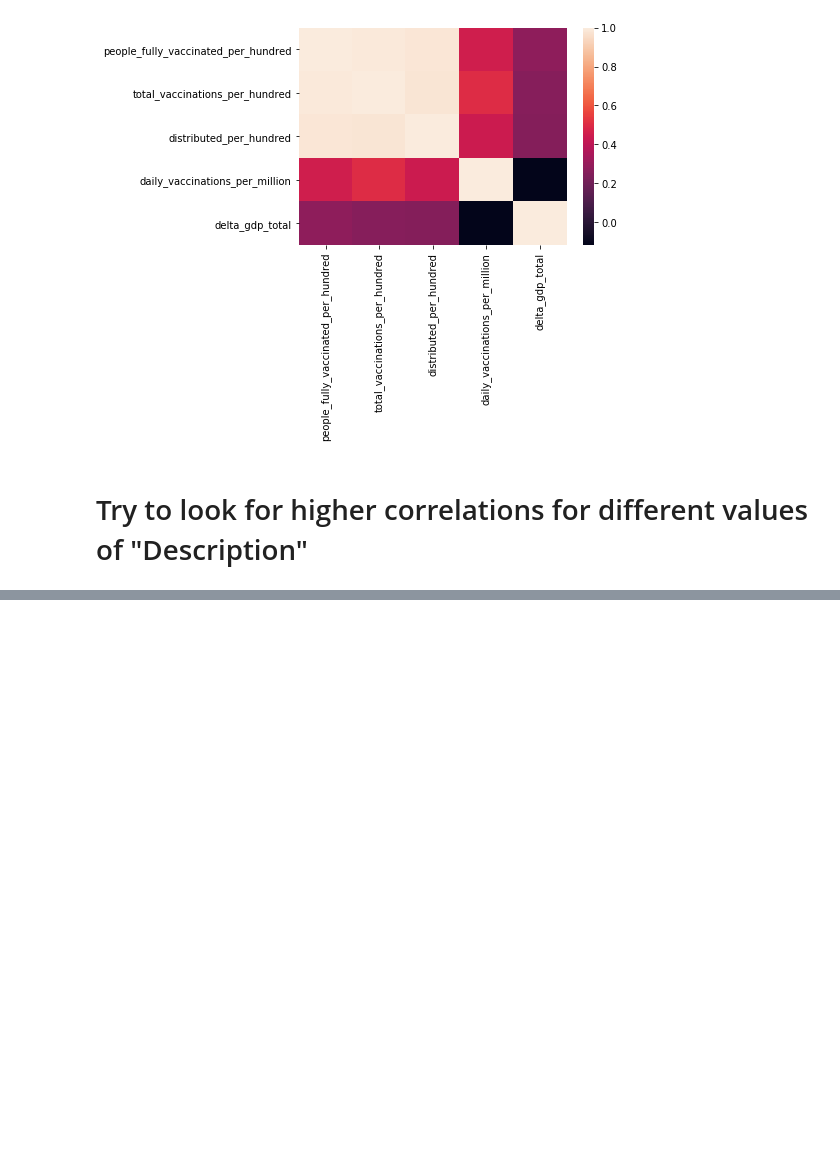
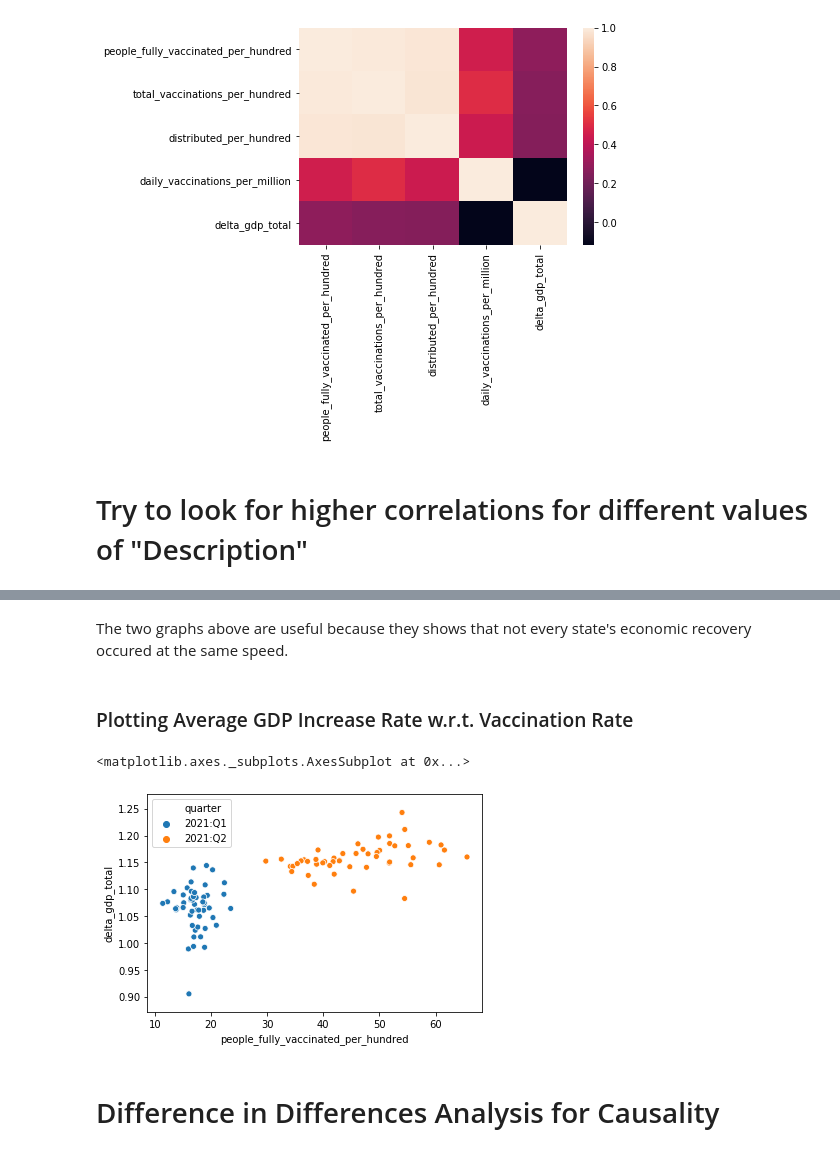
Before and after one commit to michael-lutz/Vaccine-Econ-Analysis, a Jupyter notebook: analysis/visualization_nb.ipynb, the cells around one changed output, grey strips where cells are left out. Cells and saved outputs as stored; diff of their text form; code cells hidden in the pictures; blank space fills up the shorter version.

```diff
--- a/analysis/visualization_nb.ipynb
+++ b/analysis/visualization_nb.ipynb
@@ -195,0 +527,20 @@ All industry total
+# %% [markdown]
+The two graphs above are useful because they shows that not every state's economic recovery occured at the same speed.
+# %% [markdown]
+### Plotting Average GDP Increase Rate w.r.t. Vaccination Rate
+# %%
+gdp_df_total = gdp_df[gdp_df['Description'] == '   Accommodation and food services'].drop(['2020:Q3','2020:Q2','2020:Q1','Description'], axis=1)
+gdp_df_total.replace('(D)',None,inplace=True)
+delta_2021_Q1 = gdp_df_total['2021:Q1'].astype(float)/gdp_df_total['2020:Q4'].astype(float)
+delta_2021_Q2 = gdp_df_total['2021:Q2'].astype(float)/gdp_df_total['2021:Q1'].astype(float)
+summarized_gdp_total = pd.DataFrame(columns=['quarter','location','delta_gdp_total'])
+summarized_gdp_total['delta_gdp_total'] = pd.concat([delta_2021_Q1,delta_2021_Q2])
+summarized_gdp_total['location'] = pd.concat([gdp_df_total['location'],gdp_df_total['location']])
+summarized_gdp_total.reset_index(drop=True, inplace=True)
+summarized_gdp_total['quarter'] = pd.concat([pd.Series(['2021:Q1']*50),pd.Series(['2021:Q2']*50)]).to_list()
+summarized_total = summarized_vax_quarterly.merge(summarized_gdp_total, on=['location','quarter'])
+
+sns.scatterplot(data = summarized_total, x='people_fully_vaccinated_per_hundred', y='delta_gdp_total', hue='quarter')
+# %% [output]
+<matplotlib.axes._subplots.AxesSubplot at 0x...>
+[figure, added]
@@ -195,0 +549,2 @@ All industry total
+# %% [markdown]
+# Difference in Differences Analysis for Causality
```
Also changed, not shown: parts of 20 cells of this notebook.
